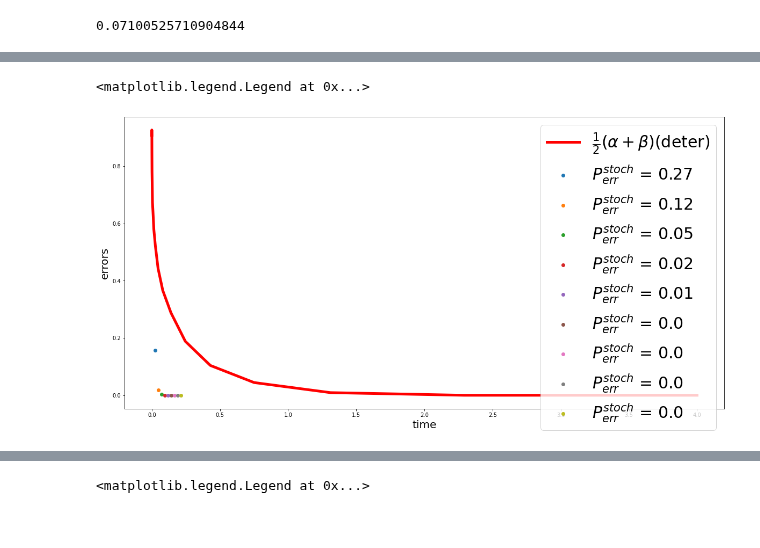
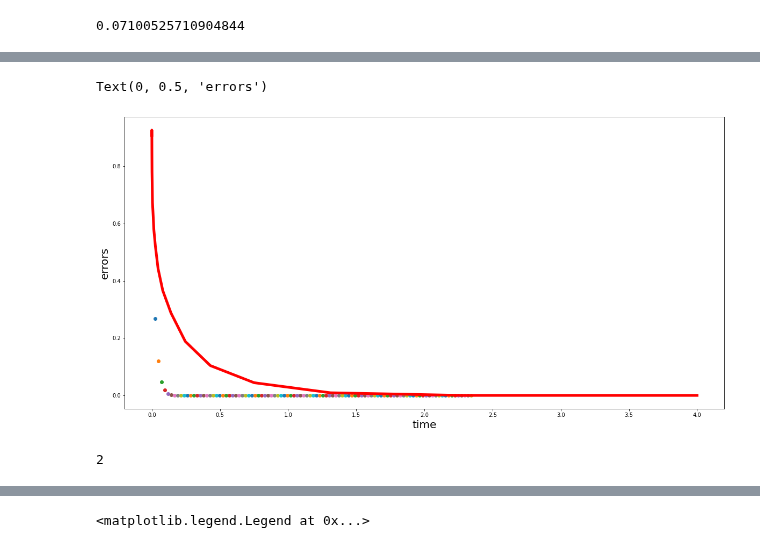
Before and after one commit to matibilkis/continuous, a Jupyter notebook: analysis/error_comparison.ipynb, the cells around one changed output, grey strips where cells are left out. Cells and saved outputs as stored; diff of their text form; code cells hidden in the pictures.

```diff
--- a/analysis/error_comparison.ipynb
+++ b/analysis/error_comparison.ipynb
@@ -160,21 +172,28 @@ indis =  np.load(get_def_path()+"hypothesis_testing/set1/ind_times_computed.npy"
 # %%
 lstoch=10
 ldet = 5
 
 ep = lambda k: 1/(1+np.exp(k))
+avg_err_alpha = lambda o: (1-np.exp(-o))/(np.exp(o) - np.exp(-o))
 plt.figure(figsize=(20,10))
 ax = plt.subplot(111)
 ax.plot([times[ind] for ind in indis], 0.5*np.array(deter["h0/h1"])+np.array(deter["h1/h0"]), linewidth=ldet, color="red", label=r'$\frac{1}{2}( \alpha + \beta)$' +"(deter)")
 #ax.set_xticks(size=16)
 #ax.set_yticks(size=16)
 #ax.axhline(y=ep(b), label=r'$\epsilon_1$'+" = {}".format(np.round(ep(b),2)))
-for b in np.arange(1,10,1):
+for b in np.arange(1,100,1):
     #ax.scatter(x=[b/(4*mu)], y=[ep(b)], label=r'$\epsilon_1$'+" = {}".format(np.round(ep(b),2)))
-    ax.scatter(x=[b/(4*mu)], y=[np.exp(-b)/(np.exp(b) - np.exp(-b))], label=r'$P_{err}^{stoch}$'+" = {}".format(np.round(ep(b),2)))
+    ax.scatter(x=[b/(4*mu)], y=[avg_err_alpha(b)], label=r'$P_{err}^{stoch}$'+" = {}".format(np.round(ep(b),2)))
+    #[np.exp(-b)/(np.exp(b) - np.exp(-b))]
 
 ax.set_xlabel("time", size=20)
 ax.set_ylabel("errors", size=20)
-ax.legend(prop={"size":30})
+#ax.legend(prop={"size":30})
+#plt.savefig("avg_errs.pdf")
 # %% [output]
-<matplotlib.legend.Legend at 0x...>
+Text(0, 0.5, 'errors')
-[figure, old version]
+[figure, new version]
+# %%
+np.argmin(np.abs(np.array(deter["h0/h1"]) - b))
+# %% [output]
+2
```
Also changed, not shown: parts of 5 cells of this notebook, 7 other files.
